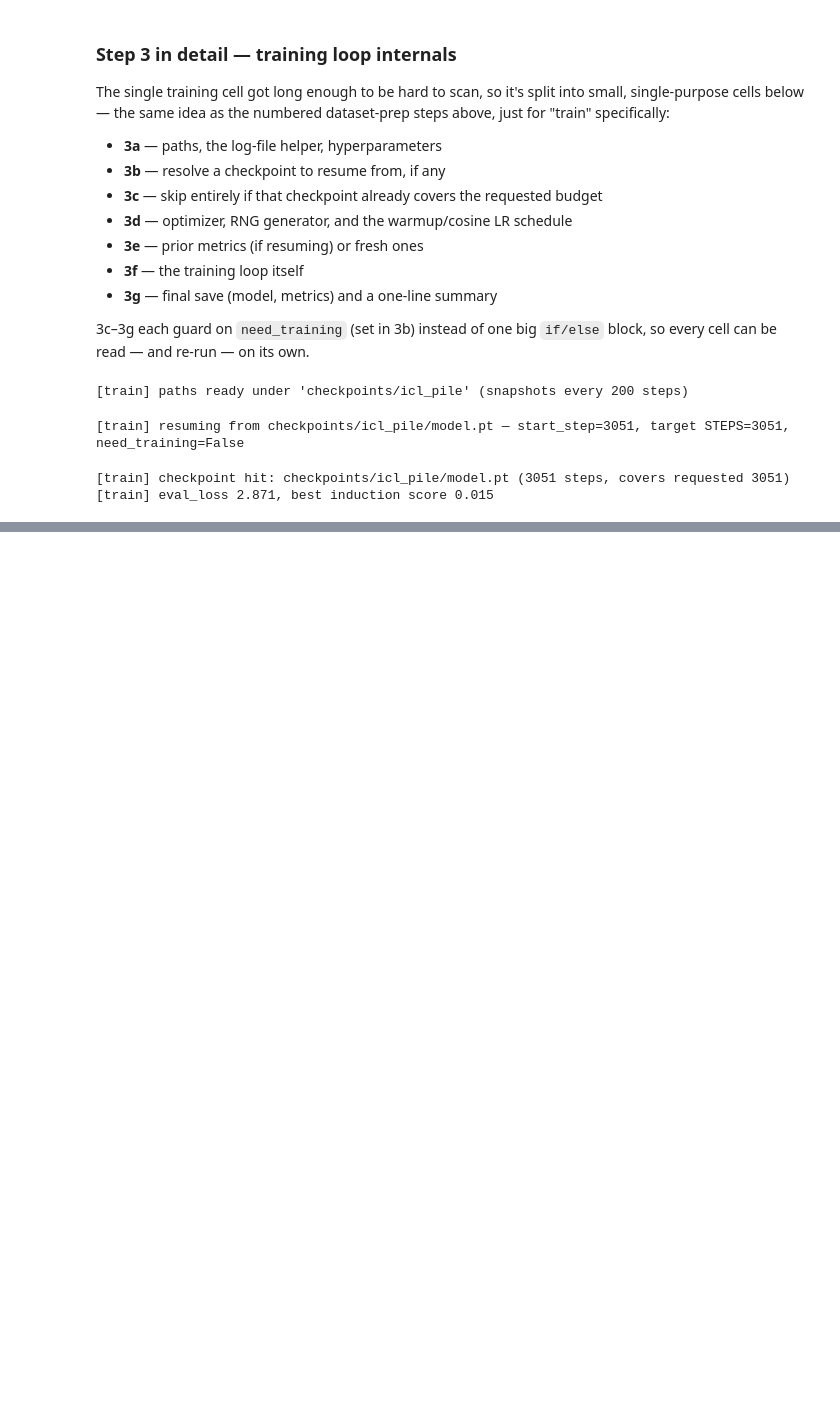
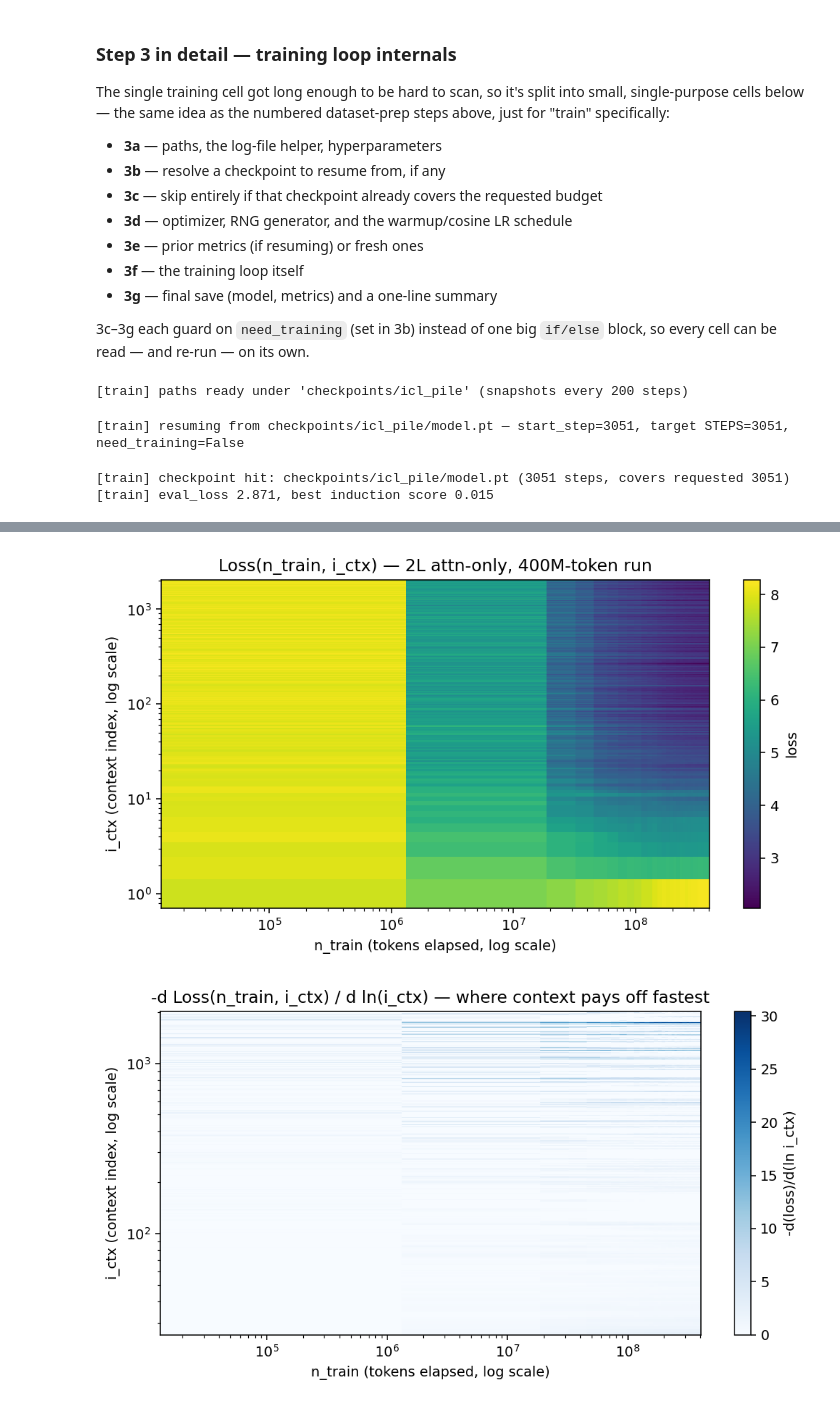
Before and after one commit to barmag/fanous-llm-lens, a Jupyter notebook: notebooks/in_context_learning/icl_from_scratch.ipynb, the cells around one changed output, grey strips where cells are left out. Cells and saved outputs as stored; diff of their text form; code cells hidden in the pictures; blank space fills up the shorter version.

```diff
--- a/notebooks/in_context_learning/icl_from_scratch.ipynb
+++ b/notebooks/in_context_learning/icl_from_scratch.ipynb
@@ -688,0 +821,68 @@ if need_training:
+# %%
+import matplotlib.pyplot as plt
+
+
+def smooth(row, w=51):
+    row = np.asarray(row, dtype=float)
+    return np.convolve(row, np.ones(w) / w, mode="same")
+
+
+def log_edges(centers):
+    # pcolormesh's shading="auto" interpolates edges *linearly* between given centers, which is
+    # wrong once the axis is displayed on a log scale (our steps are ~evenly spaced in linear
+    # token-count, wildly uneven in log-space) -- it silently produced a garbage autoscaled xlim.
+    # Computing edges as the log-space midpoint between neighbors fixes it.
+    lc = np.log10(centers)
+    mid = (lc[:-1] + lc[1:]) / 2
+    first = lc[0] - (mid[0] - lc[0])
+    last = lc[-1] + (lc[-1] - mid[-1])
+    return 10 ** np.concatenate([[first], mid, [last]])
+
+
+Z = np.array(per_pos)  # (n_logged_steps, n_ctx - 1)
+i_ctx = np.arange(1, Z.shape[1] + 1)  # 1-indexed context position
+tokens_per_step = BATCH_SIZE * n_ctx
+# shift by one step's worth of tokens (not clamp to 1) so step 0 sits a reasonable, not artificial,
+# distance from step 100 -- clamping step 0's true n_train=0 to a bare 1 token would create a fake
+# ~7-decade gap on a log axis.
+n_train = (np.array(steps) + 1) * tokens_per_step
+x_edges = log_edges(n_train)
+y_edges = log_edges(i_ctx)
+
+fig, ax = plt.subplots(figsize=(7.6, 4.2), dpi=140)
+mesh = ax.pcolormesh(x_edges, y_edges, Z.T, shading="flat", cmap="viridis")
+ax.set_xscale("log")
+ax.set_yscale("log")
+ax.set_xlabel("n_train (tokens elapsed, log scale)")
+ax.set_ylabel("i_ctx (context index, log scale)")
+ax.set_title("Loss(n_train, i_ctx) — 2L attn-only, 400M-token run")
+fig.colorbar(mesh, ax=ax, label="loss")
+fig.tight_layout()
+plt.show()
+
+# np.convolve(..., mode="same") zero-pads outside the row, biasing the smoothed value near each
+# edge toward zero -- differentiating then produces a spurious, huge gradient right at the
+# boundary (observed: ~300+ vs. a clean ~30 in the interior). Trim the half-window on both sides
+# before differentiating instead of just clipping the color scale over it.
+w = 51
+half = w // 2
+smoothed = np.stack([smooth(row, w) for row in Z])[:, half:-half]
+i_ctx_trim = i_ctx[half:-half]
+log_ctx_trim = np.log(i_ctx_trim)
+D = np.gradient(smoothed, log_ctx_trim, axis=1)  # (n_logged_steps, n_ctx - 1 - 2*half)
+context_payoff = -D  # positive where more context is reducing loss (the typical case)
+y_edges_trim = log_edges(i_ctx_trim)
+
+fig, ax = plt.subplots(figsize=(7.6, 4.2), dpi=140)
+mesh = ax.pcolormesh(x_edges, y_edges_trim, context_payoff.T, shading="flat", cmap="Blues", vmin=0)
+ax.set_xscale("log")
+ax.set_yscale("log")
+ax.set_xlabel("n_train (tokens elapsed, log scale)")
+ax.set_ylabel("i_ctx (context index, log scale)")
+ax.set_title("-d Loss(n_train, i_ctx) / d ln(i_ctx) — where context pays off fastest")
+fig.colorbar(mesh, ax=ax, label="-d(loss)/d(ln i_ctx)")
+fig.tight_layout()
+plt.show()
+# %% [output]
+[figure, added]
+[figure, added]
```
Also changed, not shown: parts of 4 cells of this notebook.
